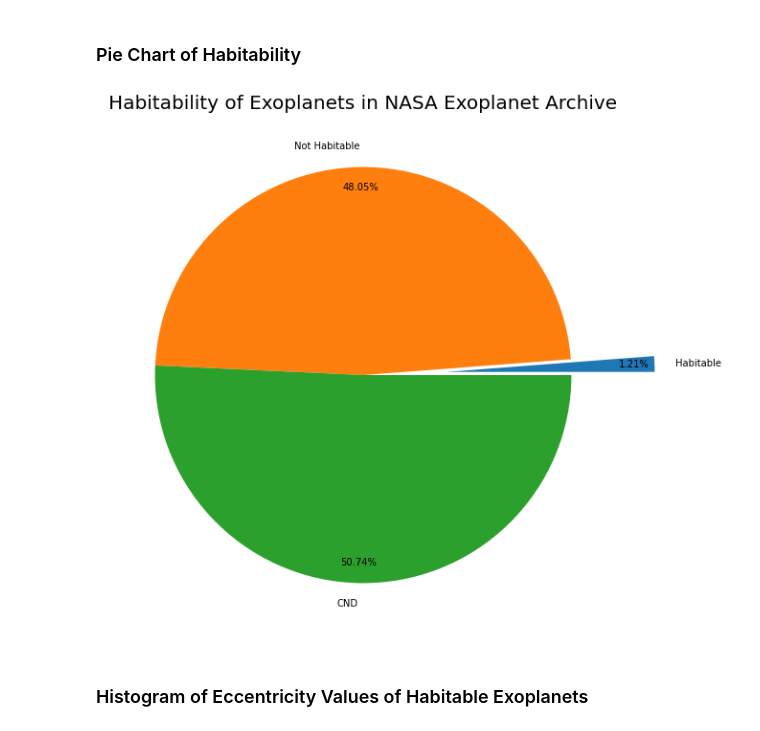
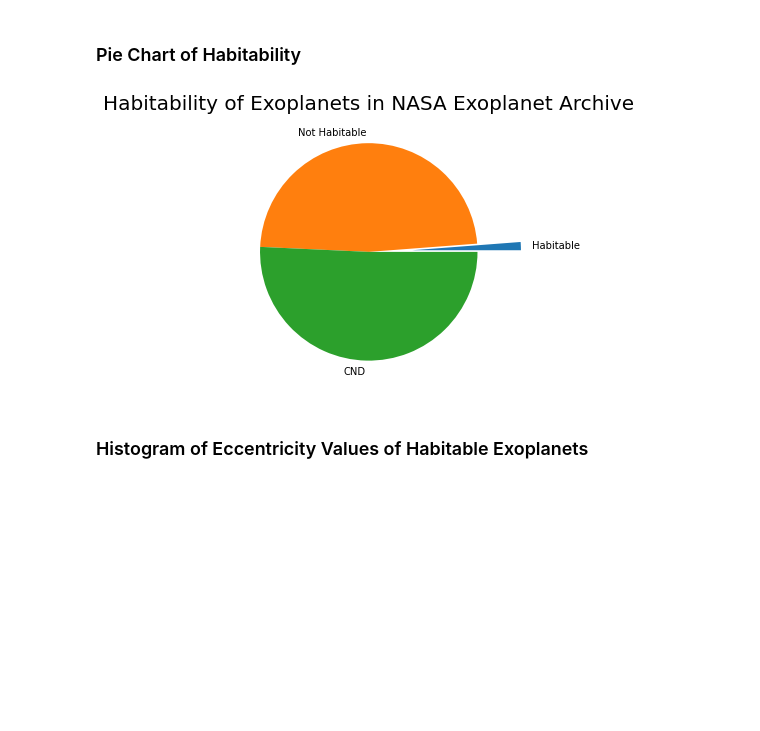
Before and after one commit to vineetrao06/exoplanet-summer-2022, a Jupyter notebook: summer_2022_code/notebooks/Analysis.ipynb, the cells around one changed output. Saved outputs shown, nothing was run; the diff lists cells and outputs as text; code cells hidden in the pictures; blank space fills up the shorter version.

```diff
--- a/summer_2022_code/notebooks/Analysis.ipynb
+++ b/summer_2022_code/notebooks/Analysis.ipynb
@@ -317,13 +317,13 @@ plt.show()
 # %%
 nums = [61, 2417, 2552]
 labels = ['Habitable', 'Not Habitable', 'CND']
 explode=[0.4,0,0]
-fig, ax = plt.subplots(figsize=(10,10))
-ax.pie(nums, labels=labels,autopct='%1.2f%%',pctdistance=0.9,explode=explode)
+fig, ax = plt.subplots(figsize=(5, 5))
+ax.pie(nums, labels=labels,pctdistance=0.9,explode=explode)
 plt.title('Habitability of Exoplanets in NASA Exoplanet Archive',size=20)
 plt.show()
 # %% [output]
-[figure, old version]
+[figure, new version]
 # %%
 df2 = df.loc[df['Habitable']=='Yes']
 # %% [markdown]
```
Also changed, not shown: parts of 6 cells of this notebook, 1 other file.
